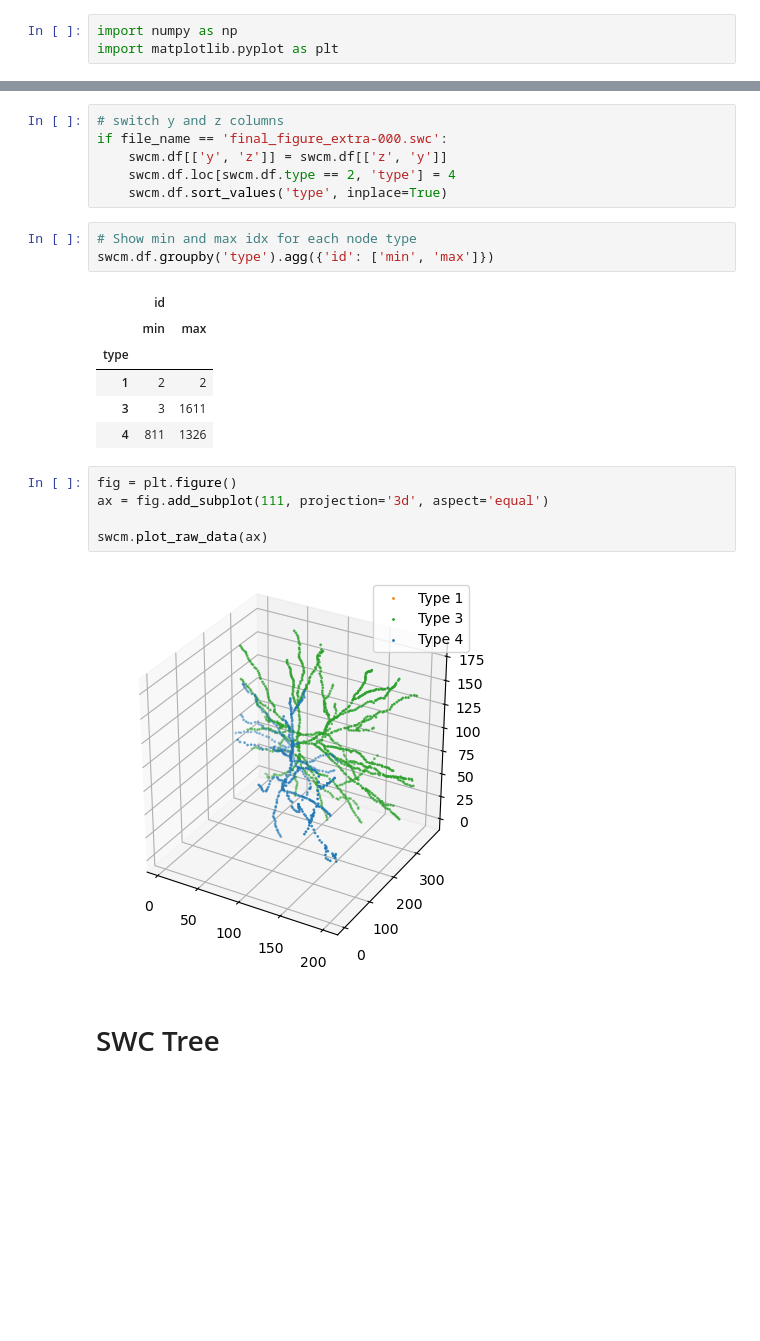
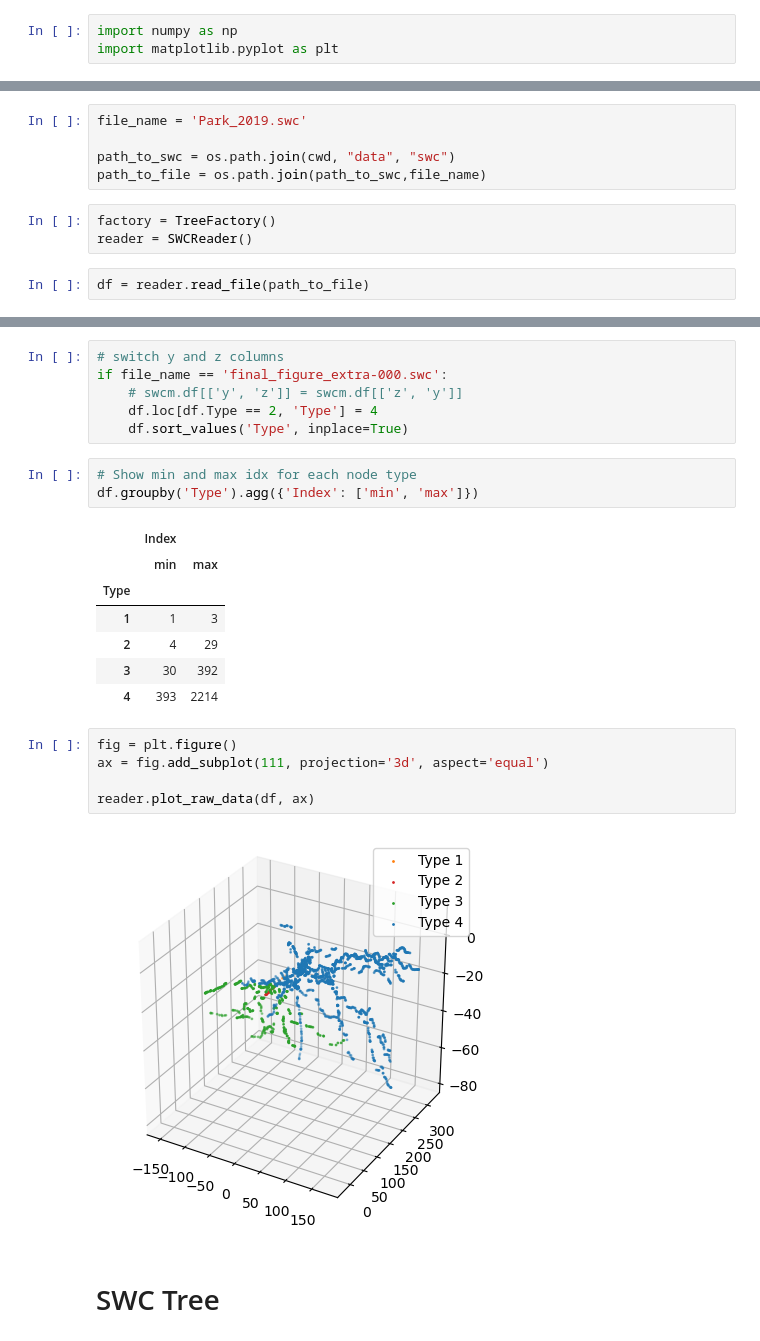
Before and after one commit to Poirazi-Lab/DendroTweaksApp, a Jupyter notebook: app/src/trees_demo.ipynb, the cells around one changed output, grey strips where cells are left out. Saved outputs shown, nothing was run; the diff lists cells and outputs as text; blank space fills up the shorter version.

```diff
--- a/app/src/trees_demo.ipynb
+++ b/app/src/trees_demo.ipynb
@@ -31,0 +14,10 @@ swcm.df.head()
+# %%
+file_name = 'Park_2019.swc'
+
+path_to_swc = os.path.join(cwd, "data", "swc")
+path_to_file = os.path.join(path_to_swc,file_name)
+# %%
+factory = TreeFactory()
+reader = SWCReader()
+# %%
+df = reader.read_file(path_to_file)
@@ -58,26 +63,27 @@ swcm.df[['x', 'y', 'z']].describe()
 # %%
 # switch y and z columns
 if file_name == 'final_figure_extra-000.swc':
-    swcm.df[['y', 'z']] = swcm.df[['z', 'y']]
-    swcm.df.loc[swcm.df.type == 2, 'type'] = 4
-    swcm.df.sort_values('type', inplace=True)
+    # swcm.df[['y', 'z']] = swcm.df[['z', 'y']]
+    df.loc[df.Type == 2, 'Type'] = 4
+    df.sort_values('Type', inplace=True)
 # %%
 # Show min and max idx for each node type
-swcm.df.groupby('type').agg({'id': ['min', 'max']})
+df.groupby('Type').agg({'Index': ['min', 'max']})
 # %% [output]
-|  | id |  |
+|  | Index |  |
 |  | min | max |
-| type |  |  |
-| 1 | 2 | 2 |
-| 3 | 3 | 1611 |
-| 4 | 811 | 1326 |
+| Type |  |  |
+| 1 | 1 | 3 |
+| 2 | 4 | 29 |
+| 3 | 30 | 392 |
+| 4 | 393 | 2214 |
 # %%
 fig = plt.figure()
 ax = fig.add_subplot(111, projection='3d', aspect='equal')
 
-swcm.plot_raw_data(ax)
+reader.plot_raw_data(df, ax)
 # %% [output]
-[figure, old version]
+[figure, new version]
 # %% [markdown]
 # SWC Tree
 # %% [markdown]
```
Also changed, not shown: parts of 38 cells of this notebook, 50 other files.
